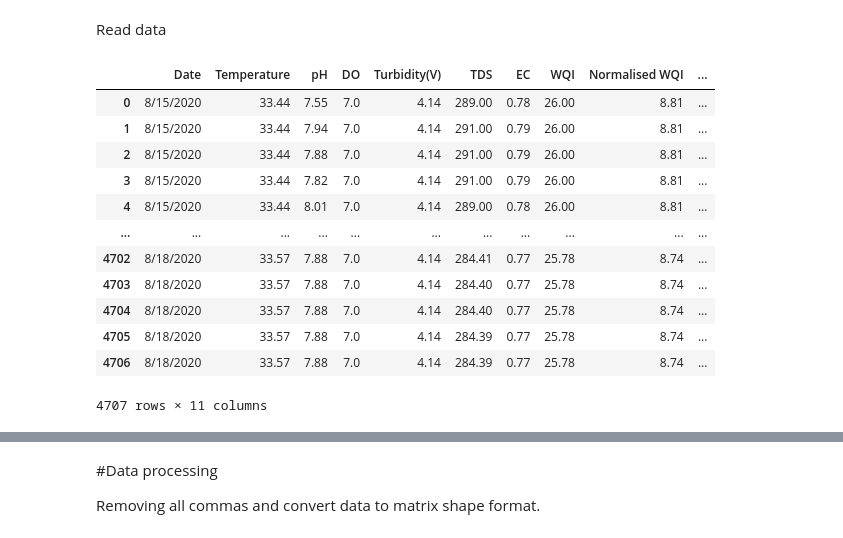
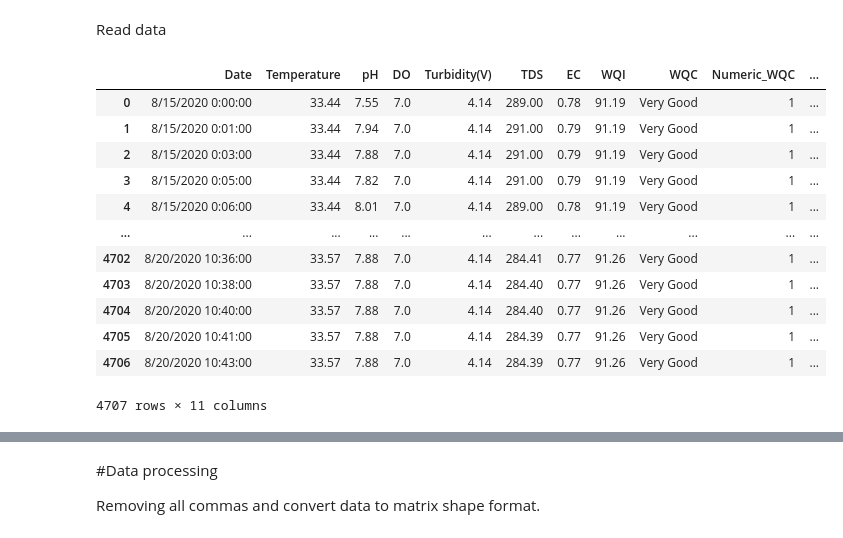
Before and after one commit to zahidshaon/Machine-Learning-Based-ETP-Outlet-Monitoring, a Jupyter notebook: Thesis_LSTM.ipynb, the cells around one changed output, grey strips where cells are left out. Saved outputs shown, nothing was run; the diff lists cells and outputs as text; code cells hidden in the pictures.

```diff
--- a/Thesis_LSTM.ipynb
+++ b/Thesis_LSTM.ipynb
@@ -19,20 +21,20 @@ from sklearn.preprocessing import MinMaxScaler
 # %% [markdown]
 Read data
 # %%
-df = pd.read_csv('/content/ETP.csv')
+df = pd.read_csv('/content/WQI_s.csv')
 df
 # %% [output]
-|  | Date | Temperature | pH | DO | Turbidity(V) | TDS | EC | WQI | Normalised WQI | ... |
-| 0 | 8/15/2020 | 33.44 | 7.55 | 7.0 | 4.14 | 289.00 | 0.78 | 26.00 | 8.81 | ... |
-| 1 | 8/15/2020 | 33.44 | 7.94 | 7.0 | 4.14 | 291.00 | 0.79 | 26.00 | 8.81 | ... |
-| 2 | 8/15/2020 | 33.44 | 7.88 | 7.0 | 4.14 | 291.00 | 0.79 | 26.00 | 8.81 | ... |
-| 3 | 8/15/2020 | 33.44 | 7.82 | 7.0 | 4.14 | 291.00 | 0.79 | 26.00 | 8.81 | ... |
-| 4 | 8/15/2020 | 33.44 | 8.01 | 7.0 | 4.14 | 289.00 | 0.78 | 26.00 | 8.81 | ... |
-| ... | ... | ... | ... | ... | ... | ... | ... | ... | ... | ... |
-| 4702 | 8/18/2020 | 33.57 | 7.88 | 7.0 | 4.14 | 284.41 | 0.77 | 25.78 | 8.74 | ... |
-| 4703 | 8/18/2020 | 33.57 | 7.88 | 7.0 | 4.14 | 284.40 | 0.77 | 25.78 | 8.74 | ... |
-| 4704 | 8/18/2020 | 33.57 | 7.88 | 7.0 | 4.14 | 284.40 | 0.77 | 25.78 | 8.74 | ... |
-| 4705 | 8/18/2020 | 33.57 | 7.88 | 7.0 | 4.14 | 284.39 | 0.77 | 25.78 | 8.74 | ... |
-| 4706 | 8/18/2020 | 33.57 | 7.88 | 7.0 | 4.14 | 284.39 | 0.77 | 25.78 | 8.74 | ... |
+|  | Date | Temperature | pH | DO | Turbidity(V) | TDS | EC | WQI | WQC | Numeric_WQC | ... |
+| 0 | 8/15/2020 0:00:00 | 33.44 | 7.55 | 7.0 | 4.14 | 289.00 | 0.78 | 91.19 | Very Good | 1 | ... |
+| 1 | 8/15/2020 0:01:00 | 33.44 | 7.94 | 7.0 | 4.14 | 291.00 | 0.79 | 91.19 | Very Good | 1 | ... |
+| 2 | 8/15/2020 0:03:00 | 33.44 | 7.88 | 7.0 | 4.14 | 291.00 | 0.79 | 91.19 | Very Good | 1 | ... |
+| 3 | 8/15/2020 0:05:00 | 33.44 | 7.82 | 7.0 | 4.14 | 291.00 | 0.79 | 91.19 | Very Good | 1 | ... |
+| 4 | 8/15/2020 0:06:00 | 33.44 | 8.01 | 7.0 | 4.14 | 289.00 | 0.78 | 91.19 | Very Good | 1 | ... |
+| ... | ... | ... | ... | ... | ... | ... | ... | ... | ... | ... | ... |
+| 4702 | 8/20/2020 10:36:00 | 33.57 | 7.88 | 7.0 | 4.14 | 284.41 | 0.77 | 91.26 | Very Good | 1 | ... |
+| 4703 | 8/20/2020 10:38:00 | 33.57 | 7.88 | 7.0 | 4.14 | 284.40 | 0.77 | 91.26 | Very Good | 1 | ... |
+| 4704 | 8/20/2020 10:40:00 | 33.57 | 7.88 | 7.0 | 4.14 | 284.40 | 0.77 | 91.26 | Very Good | 1 | ... |
+| 4705 | 8/20/2020 10:41:00 | 33.57 | 7.88 | 7.0 | 4.14 | 284.39 | 0.77 | 91.26 | Very Good | 1 | ... |
+| 4706 | 8/20/2020 10:43:00 | 33.57 | 7.88 | 7.0 | 4.14 | 284.39 | 0.77 | 91.26 | Very Good | 1 | ... |
 4707 rows × 11 columns
 # %%
```
Also changed, not shown: parts of 33 cells of this notebook.
